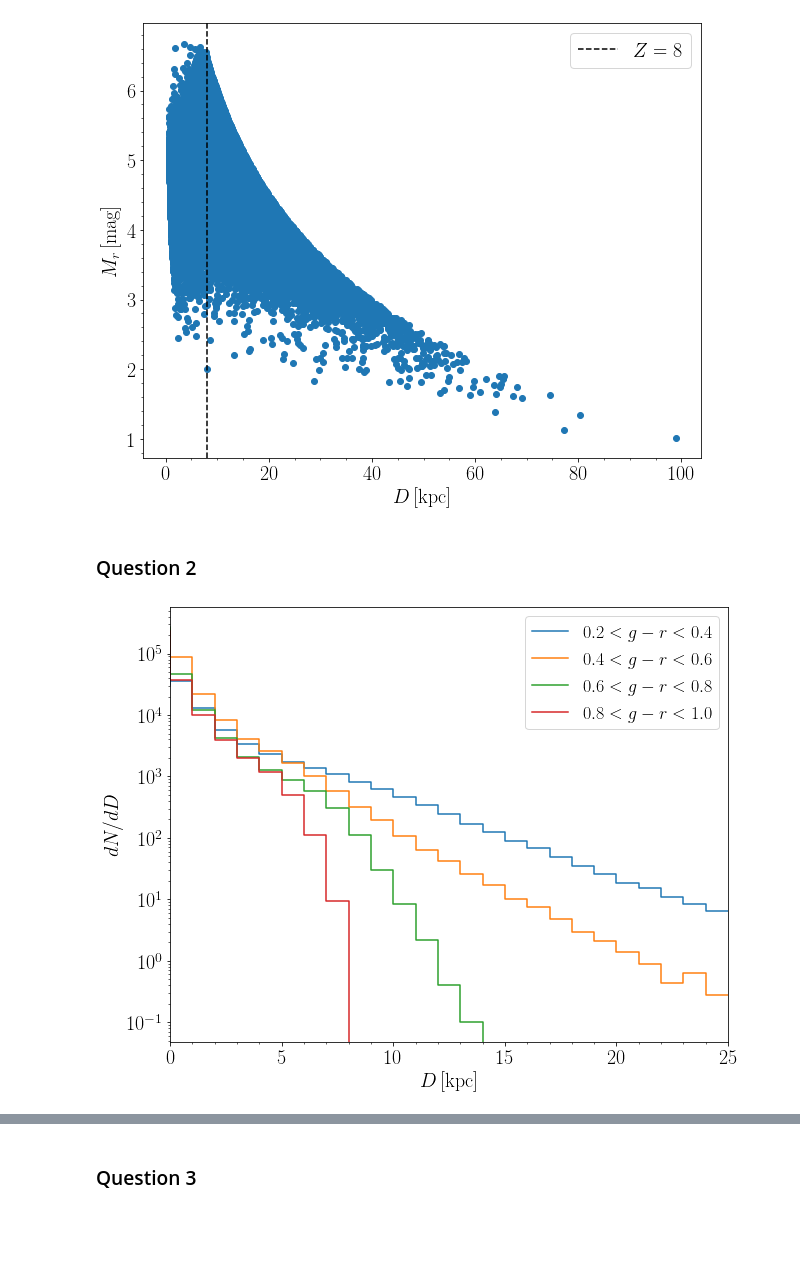
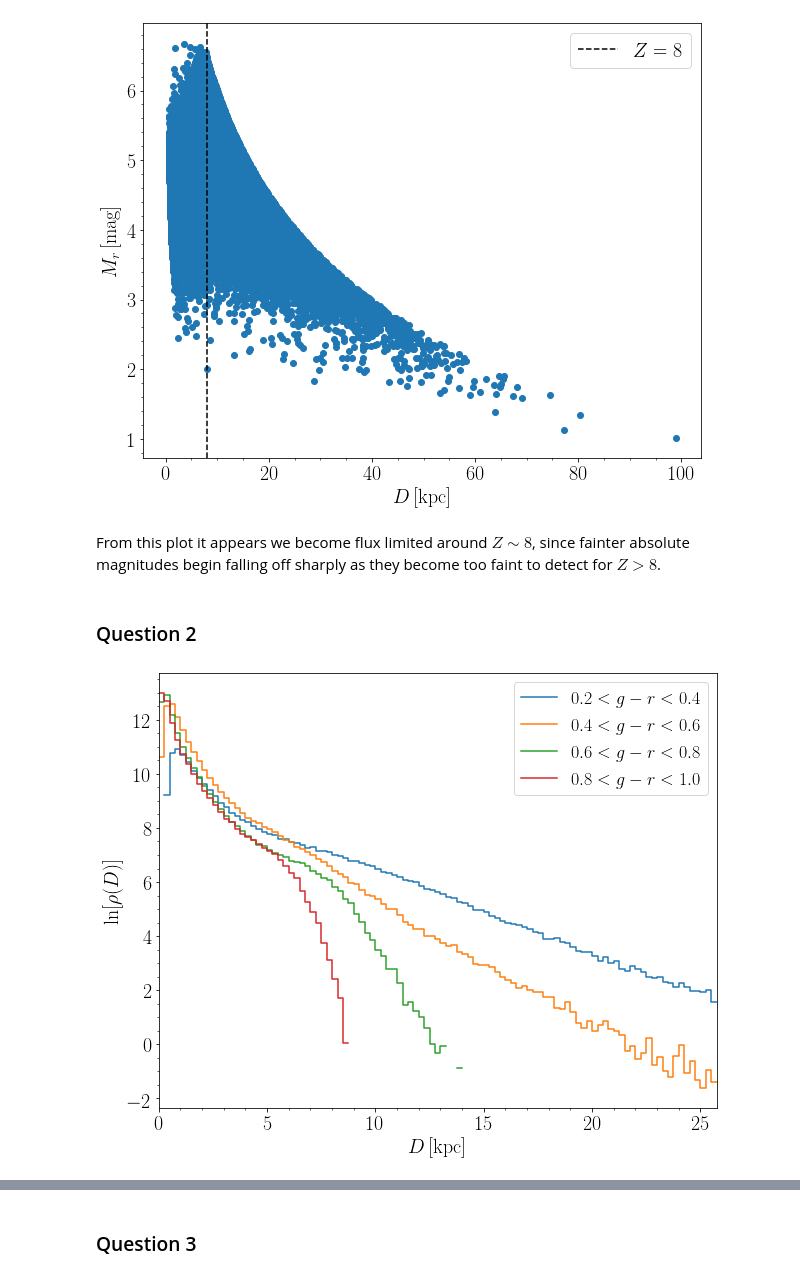
Before and after one commit to jbirky/astr-511-w21, a Jupyter notebook: homeworks/solution1.ipynb, the cells around one changed output, grey strips where cells are left out. Saved outputs shown, nothing was run; the diff lists cells and outputs as text; code cells hidden in the pictures; blank space fills up the shorter version.

```diff
--- a/homeworks/solution1.ipynb
+++ b/homeworks/solution1.ipynb
@@ -57,7 +67,7 @@ df = pd.DataFrame(data={'g_r':g_r, 'feh':feh, 'M_r':M_r, 'D':Z/1e3, 'r':r})
 # %%
 # Solid angle bin
 dOmega = 314 / (180/np.pi)**2  # convert deg^2 to sterradians
-dD = 1
+dD = .25
 maxD = 26
 
 # Create distance bins, and calculate volume of each distance bin
@@ -101,29 +115,31 @@ plt.minorticks_on()
 plt.show()
 # %% [output]
 [figure]
+# %% [markdown]
+From this plot it appears we become flux limited around $Z\sim 8$, since fainter absolute magnitudes begin falling off sharply as they become too faint to detect for $Z>8$.
 # %% [markdown]
 ### Question 2
 # %%
 color_bins = [[0.2, 0.4], [0.4, 0.6], [0.6, 0.8], [0.8, 1.0]]
 
 plt.figure(figsize=[10,8])
 for gr_bin in color_bins:
     sel = df[df['g_r'] < gr_bin[1]][df['g_r'] > gr_bin[0]]
 
     # Calculate number of stars per distance bin
     dN = np.zeros(Dbins.shape[0])
     for i, dbin in enumerate(Dbins):
         dN[i] = len(np.where((sel['D'] > dbin) & (sel['D'] < dbin+dD))[0])
 
-    plt.step(Dbins, dN/dV, label=r'$%s < g-r < %s$'%(gr_bin[0], gr_bin[1]))
+    plt.step(Dbins, np.log(dN/dV), label=r'$%s < g-r < %s$'%(gr_bin[0], gr_bin[1]))
 
-plt.ylabel(r'$dN/dD$', fontsize=20)
+plt.ylabel(r'$\ln[\rho(D)]$', fontsize=20)
 plt.xlabel(r'$D \, \rm [kpc]$', fontsize=20)
 plt.xlim(min(Dbins), max(Dbins))
-plt.yscale('log')
+# plt.yscale('log')
 plt.legend(loc='upper right', fontsize=18)
 plt.minorticks_on()
 plt.savefig('plot2.png')
 plt.show()
 # %% [output]
-[figure, old version]
+[figure, new version]
```
Also changed, not shown: parts of 21 cells of this notebook.
